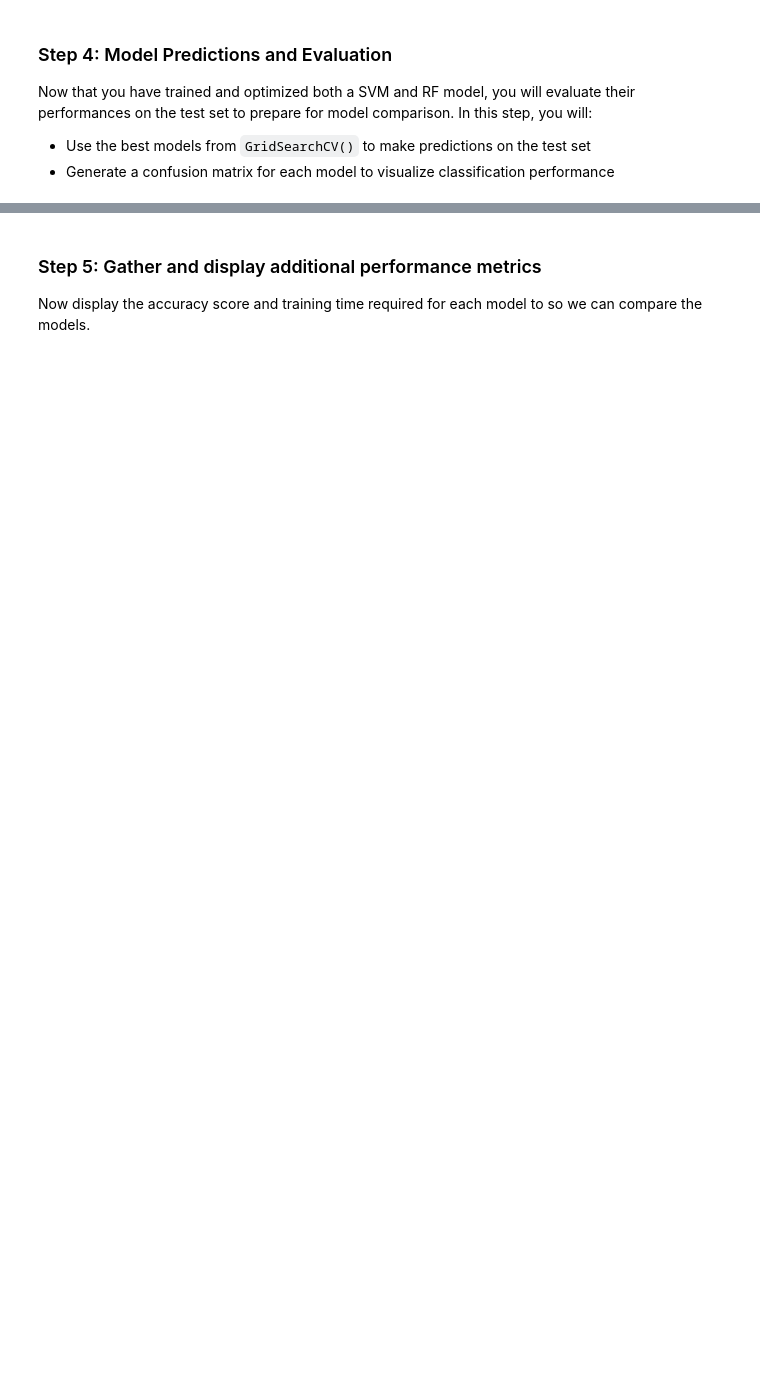
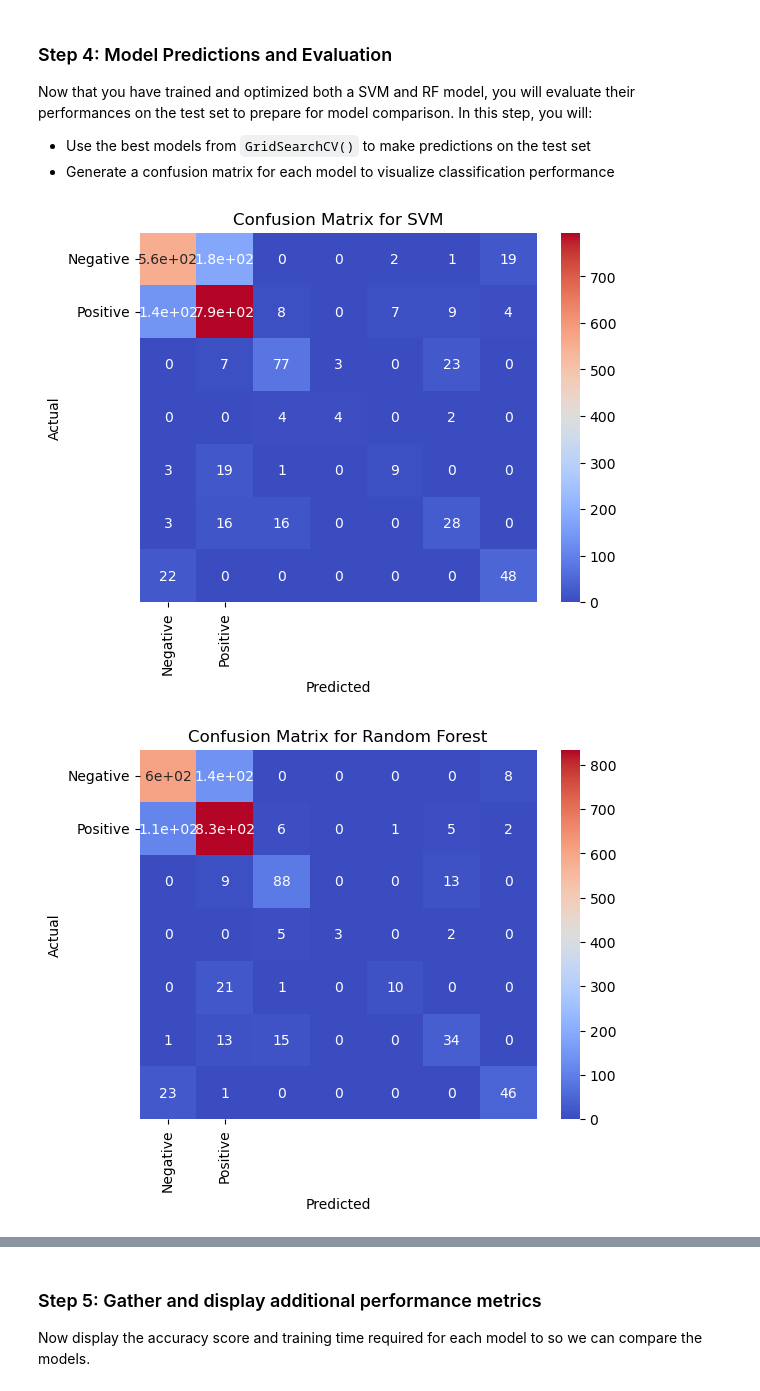
Before and after one commit to evajnewby/EDS232-labs, a Jupyter notebook: Week9/lab9-svm-forest-cover.ipynb, the cells around one changed output, grey strips where cells are left out. Cells and saved outputs as stored; diff of their text form; code cells hidden in the pictures; blank space fills up the shorter version.

```diff
--- a/Week9/lab9-svm-forest-cover.ipynb
+++ b/Week9/lab9-svm-forest-cover.ipynb
@@ -57,8 +60,8 @@ Do you see anything that would require scaling of the data?  If so, apply that t
 Yes, some of the features (like distances versus soil type) have different scales.
 # %%
 # Define features (x) and targets (y)
-X = df.iloc[:, :-1]
-y = df.iloc[:, -1]
+X = df.drop("Cover_Type", axis = 1)
+y = df["Cover_Type"]
 
 # Split data
 X_train, X_test, y_train, y_test = train_test_split(X, y, test_size=0.2, random_state=42)
@@ -100,7 +103,7 @@ cv = StratifiedKFold(n_splits = 5,
 grid_search  = GridSearchCV(estimator = svm_model,
                            param_grid = params,
                            cv = cv,
-                           n_jobs = 1)
+                           n_jobs = -1)
 
 # Measure time requireds to fit grid object
 start_time = time.time()
@@ -125,3 +167,38 @@ Let's compare our SVM to a Random Forest classifier.  Create a grid for cross-va
 Now that you have trained and optimized both a SVM and RF model, you will evaluate their performances on the test set to prepare for model comparison. In this step, you will:
 - Use the best models from `GridSearchCV()` to make predictions on the test set
 - Generate a confusion matrix for each model to visualize classification performance
+# %%
+# Get best models
+best_svm = grid_search.best_estimator_
+best_rf = grid_search_rf.best_estimator_
+
+# make SVM Predictions
+svm_preds = best_svm.predict(X_test_scaled)
+
+# make RF Predictions
+rf_preds = best_rf.predict(X_test_scaled)
+# %%
+# Make confusion matrix for SVM
+def plot_confusion_matrix(y_true, y_pred, svm_model):
+    cm = confusion_matrix(y_true, y_pred)
+    sns.heatmap(cm, annot=True, cmap="coolwarm", xticklabels=['Negative', 'Positive'], yticklabels=['Negative', 'Positive'])
+    plt.xlabel("Predicted")
+    plt.ylabel("Actual")
+    plt.title(f"Confusion Matrix for {svm_model}")
+    plt.show()
+
+# Make confusion matrix for random forest
+def plot_confusion_matrix(y_true, y_pred, random_forest_model):
+    cm = confusion_matrix(y_true, y_pred)
+    sns.heatmap(cm, annot=True, cmap="coolwarm", xticklabels=['Negative', 'Positive'], yticklabels=['Negative', 'Positive'])
+    plt.xlabel("Predicted")
+    plt.ylabel("Actual")
+    plt.title(f"Confusion Matrix for {random_forest_model}")
+    plt.show()
+
+# Plot Confusion Matrices
+plot_confusion_matrix(y_test, svm_preds, "SVM")
+plot_confusion_matrix(y_test, rf_preds, "Random Forest")
+# %% [output]
+[figure, added]
+[figure, added]
```
Also changed, not shown: parts of 7 cells of this notebook.
